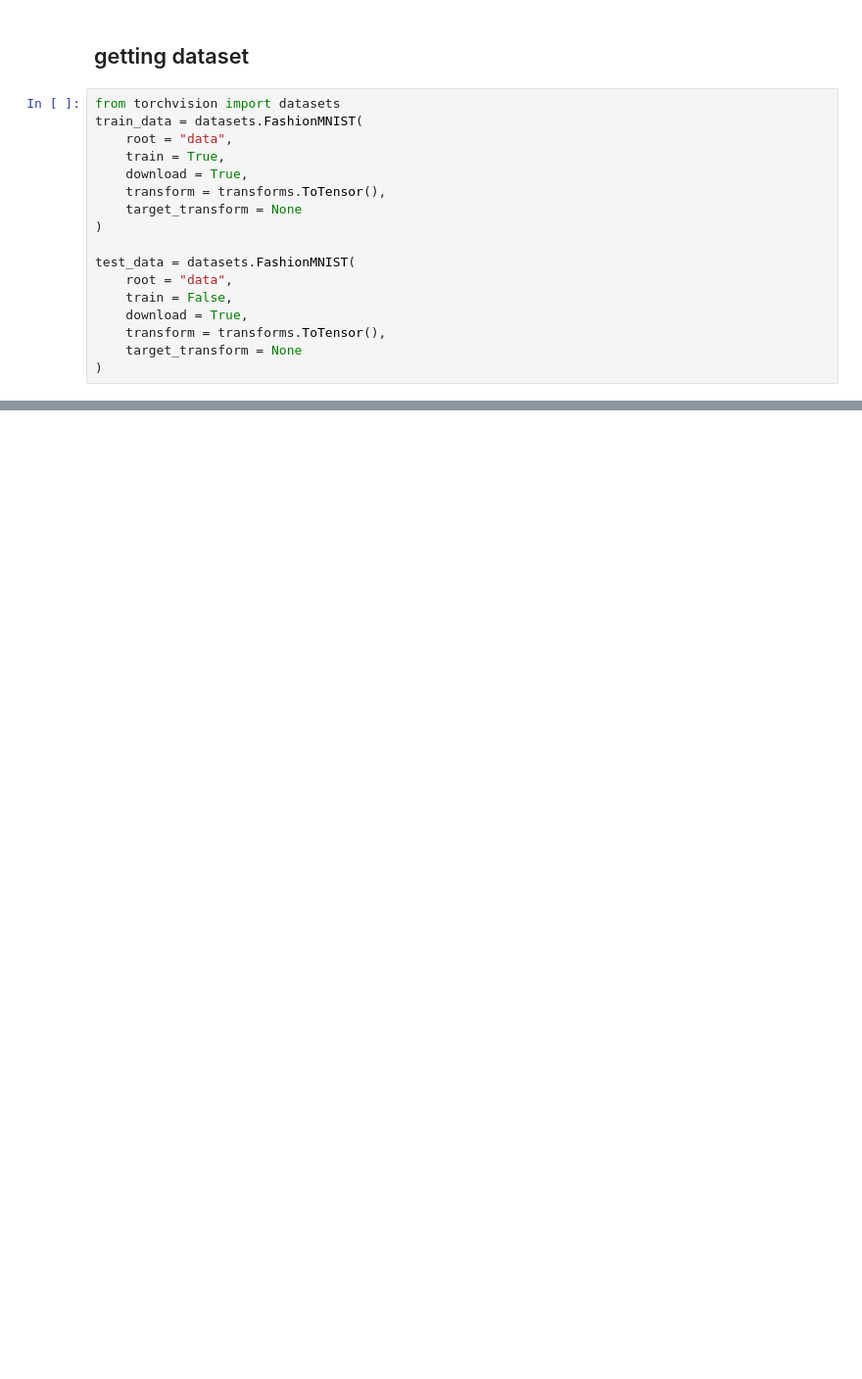
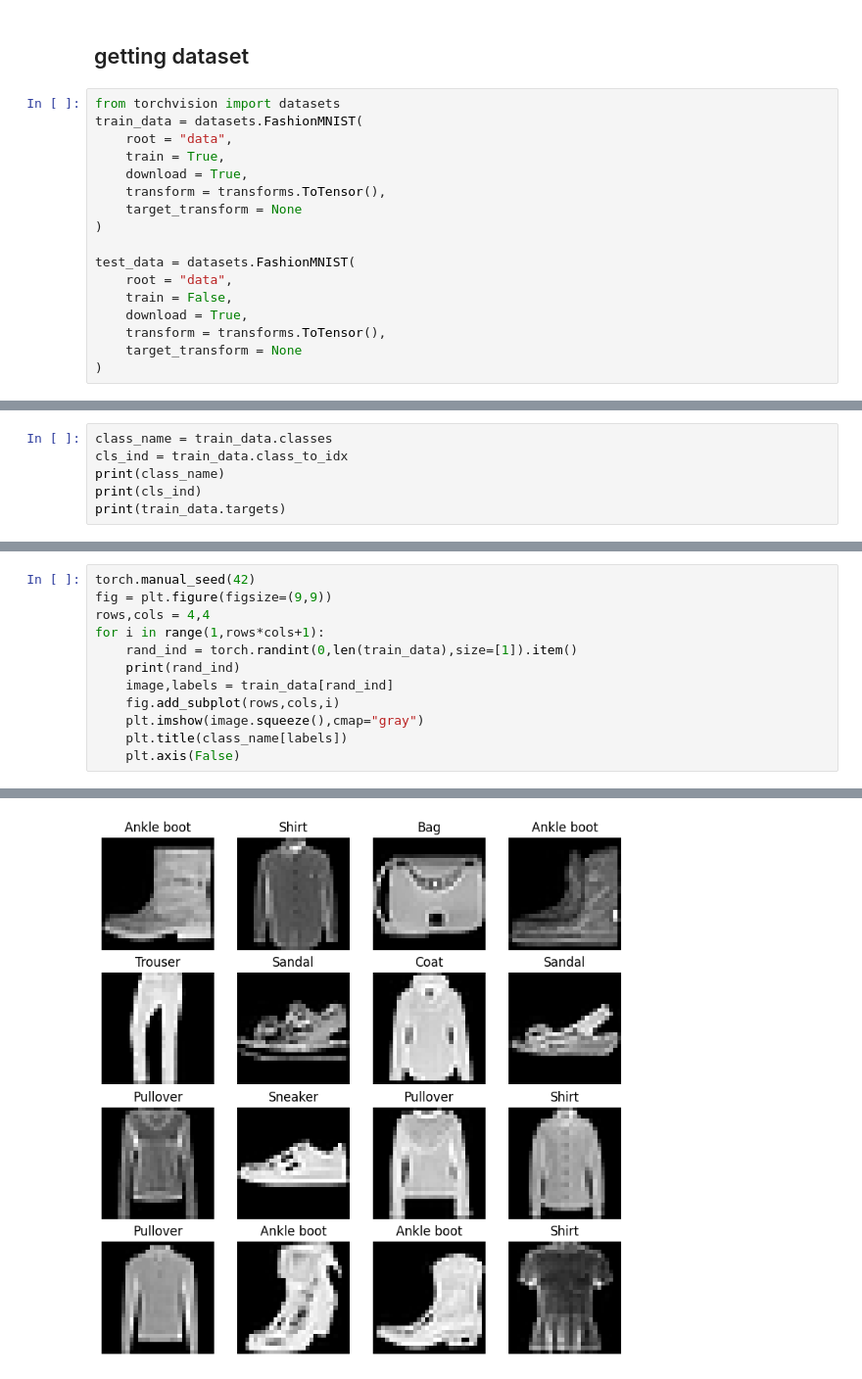
Before and after one commit to krk-90/deep-learning-, a Jupyter notebook: convolutional nn.ipynb, the cells around one changed output, grey strips where cells are left out. Shown at 98% size. Saved outputs shown, nothing was run; the diff lists cells and outputs as text; blank space fills up the shorter version.

```diff
--- a/convolutional nn.ipynb
+++ b/convolutional nn.ipynb
@@ -26,0 +43,6 @@ test_data = datasets.FashionMNIST(
+# %%
+class_name = train_data.classes
+cls_ind = train_data.class_to_idx
+print(class_name)
+print(cls_ind)
+print(train_data.targets)
@@ -26,0 +62,13 @@ test_data = datasets.FashionMNIST(
+# %%
+torch.manual_seed(42)
+fig = plt.figure(figsize=(9,9))
+rows,cols = 4,4
+for i in range(1,rows*cols+1):
+    rand_ind = torch.randint(0,len(train_data),size=[1]).item()
+    print(rand_ind)
+    image,labels = train_data[rand_ind]
+    fig.add_subplot(rows,cols,i)
+    plt.imshow(image.squeeze(),cmap="gray")
+    plt.title(class_name[labels])
+    plt.axis(False)
+# %% [output]
@@ -26,0 +91 @@ test_data = datasets.FashionMNIST(
+[figure, added]
```
Also changed, not shown: parts of 9 cells of this notebook.
